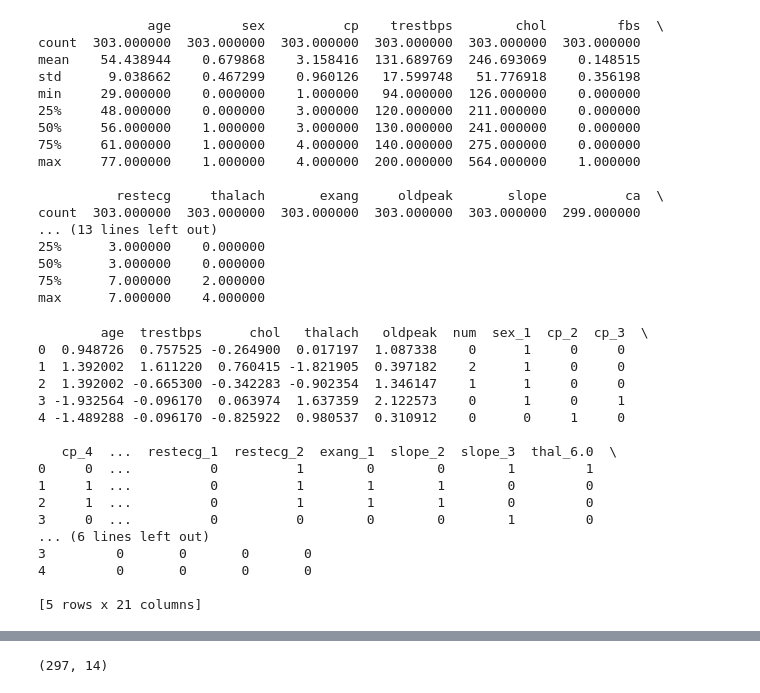
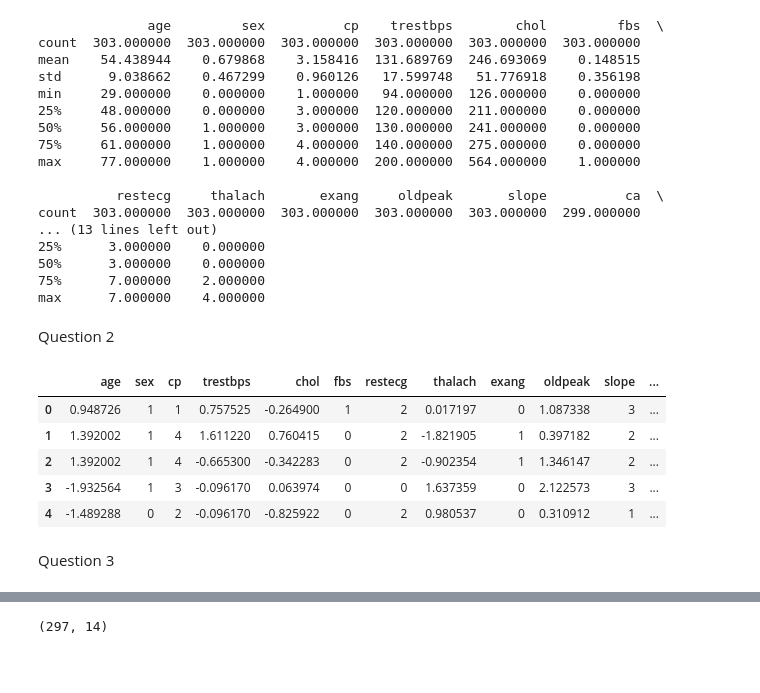
Before and after one commit to woodyhouse/stats3da3_ass6, a Jupyter notebook: ass6.ipynb, the cells around one changed output, grey strips where cells are left out. Cells and saved outputs as stored; diff of their text form; code cells hidden in the pictures; blank space fills up the shorter version.

```diff
--- a/ass6.ipynb
+++ b/ass6.ipynb
@@ -77,31 +77,25 @@ count  303.000000  303.000000  303.000000  303.000000  303.000000  299.000000
 50%      3.000000    0.000000
 75%      7.000000    2.000000
 max      7.000000    4.000000
+# %% [markdown]
+Question 2
 # %%
-# 2.
-numerical_cols = ['age', 'trestbps', 'chol', 'thalach', 'oldpeak']
+categorical_cols = ['sex', 'cp', 'fbs', 'restecg', 'exang', 'slope', 'ca', 'thal']
+
+for col in categorical_cols:
+	df[col] = df[col].astype('category')
+	numerical_cols = ['age', 'trestbps', 'chol', 'thalach', 'oldpeak']
+
 scaler = StandardScaler()
-data[numerical_cols] = scaler.fit_transform(data[numerical_cols])
-categorical_cols = ['sex','cp', 'fbs', 'restecg', 'exang','slope', 'thal','ca']
-df = pd.get_dummies(data, columns = categorical_cols, drop_first=True)
-df = df.astype({col: 'int' for col in df.select_dtypes(include='bool').columns})
-print(df.head())
+df[numerical_cols] = scaler.fit_transform(df[numerical_cols])
+df.head()
 # %% [output]
-        age  trestbps      chol   thalach   oldpeak  num  sex_1  cp_2  cp_3  \
-0  0.948726  0.757525 -0.264900  0.017197  1.087338    0      1     0     0
-1  1.392002  1.611220  0.760415 -1.821905  0.397182    2      1     0     0
-2  1.392002 -0.665300 -0.342283 -0.902354  1.346147    1      1     0     0
-3 -1.932564 -0.096170  0.063974  1.637359  2.122573    0      1     0     1
-4 -1.489288 -0.096170 -0.825922  0.980537  0.310912    0      0     1     0
-
-   cp_4  ...  restecg_1  restecg_2  exang_1  slope_2  slope_3  thal_6.0  \
-0     0  ...          0          1        0        0        1         1
-1     1  ...          0          1        1        1        0         0
-2     1  ...          0          1        1        1        0         0
-3     0  ...          0          0        0        0        1         0
-... (6 lines left out)
-3         0       0       0       0
-4         0       0       0       0
-
-[5 rows x 21 columns]
+|  | age | sex | cp | trestbps | chol | fbs | restecg | thalach | exang | oldpeak | slope | ... |
+| 0 | 0.948726 | 1 | 1 | 0.757525 | -0.264900 | 1 | 2 | 0.017197 | 0 | 1.087338 | 3 | ... |
+| 1 | 1.392002 | 1 | 4 | 1.611220 | 0.760415 | 0 | 2 | -1.821905 | 1 | 0.397182 | 2 | ... |
+| 2 | 1.392002 | 1 | 4 | -0.665300 | -0.342283 | 0 | 2 | -0.902354 | 1 | 1.346147 | 2 | ... |
+| 3 | -1.932564 | 1 | 3 | -0.096170 | 0.063974 | 0 | 0 | 1.637359 | 0 | 2.122573 | 3 | ... |
+| 4 | -1.489288 | 0 | 2 | -0.096170 | -0.825922 | 0 | 2 | 0.980537 | 0 | 0.310912 | 1 | ... |
+# %% [markdown]
+Question 3
 # %%
```
Also changed, not shown: parts of 21 cells of this notebook.
